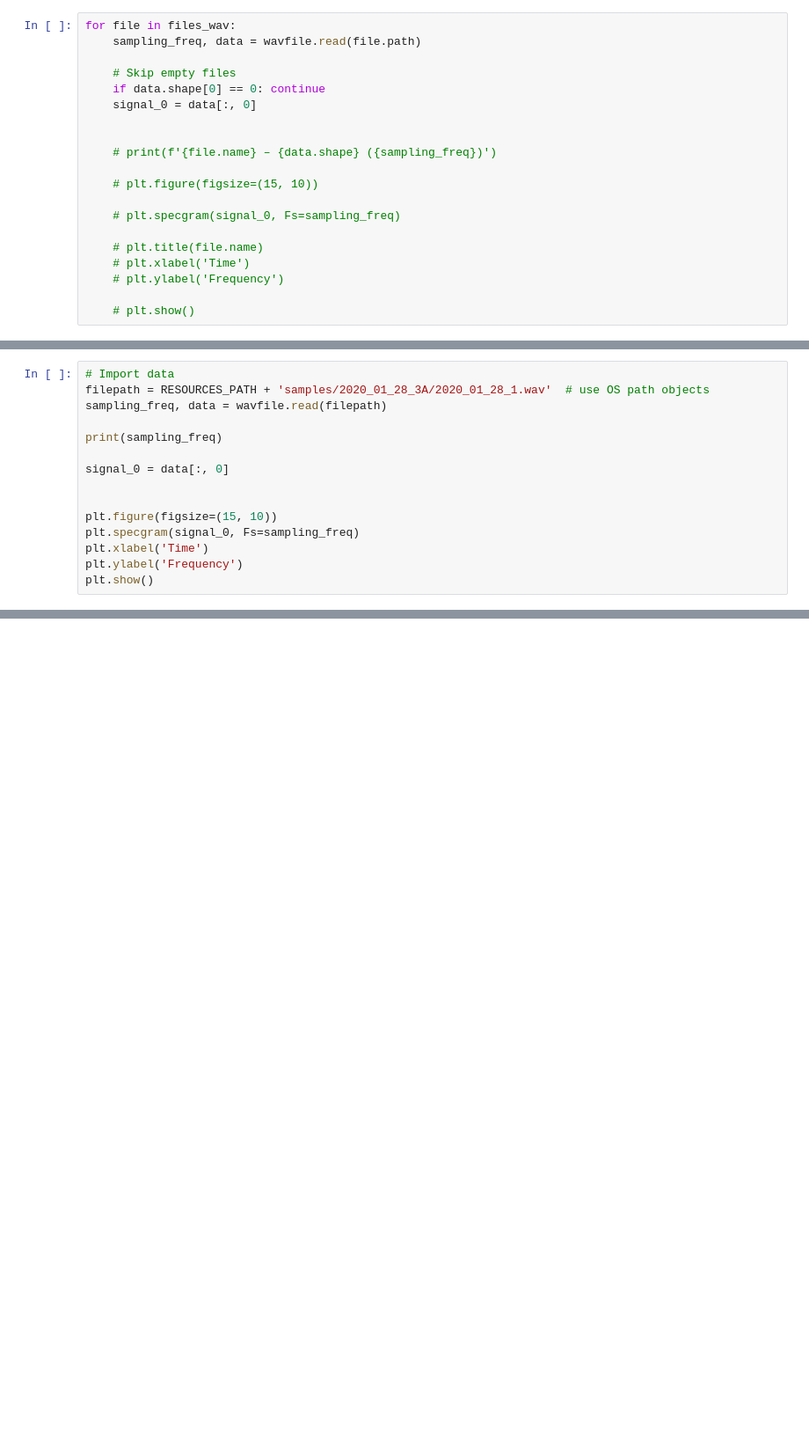
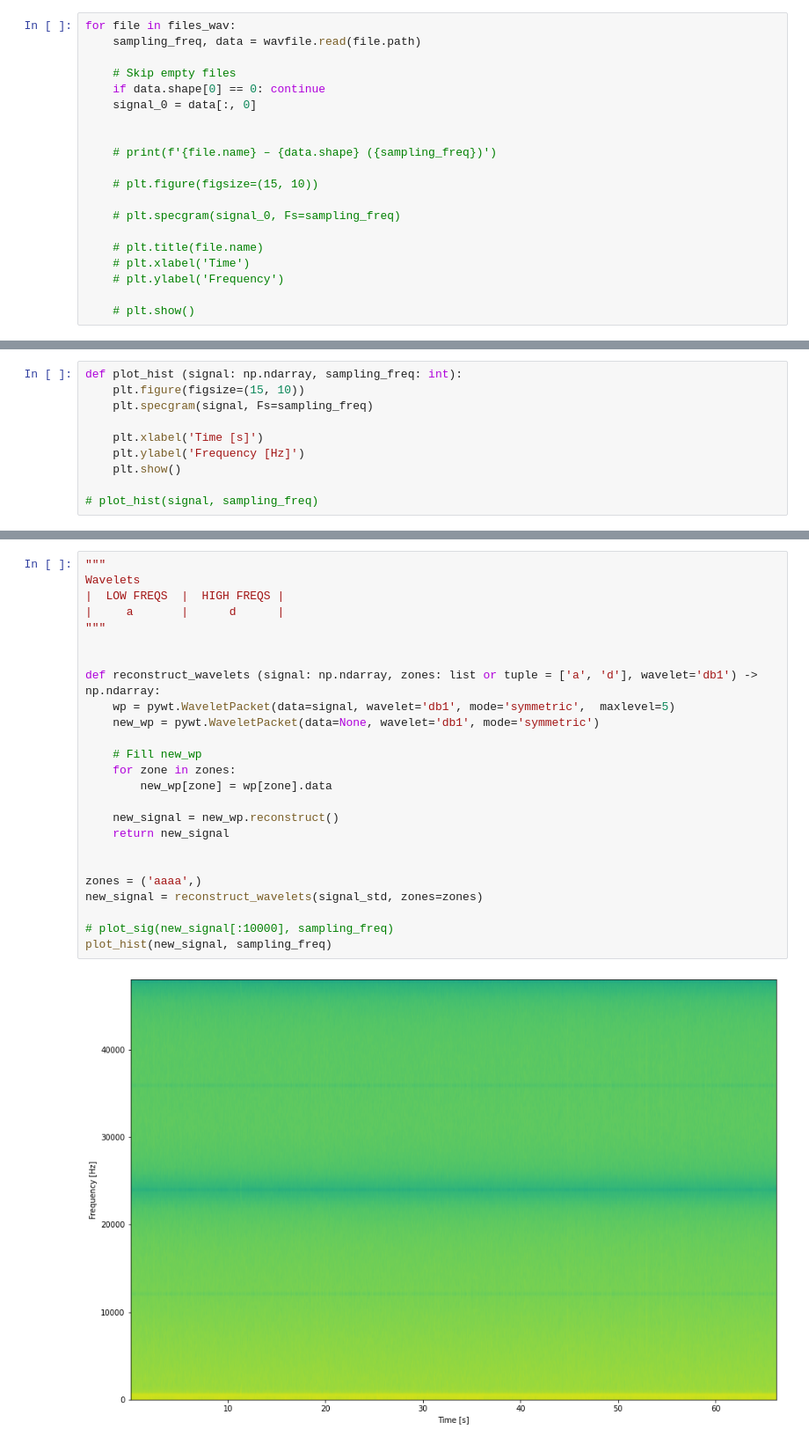
Before and after one commit to ahernot/data2021-bruits-mer, a Jupyter notebook: denoising.ipynb, the cells around one changed output, grey strips where cells are left out. Shown at 88% size. Cells and saved outputs as stored; diff of their text form; blank space fills up the shorter version.

```diff
--- a/denoising.ipynb
+++ b/denoising.ipynb
@@ -42,15 +102,10 @@ for file in files_wav:
 # %%
-# Import data
-filepath = RESOURCES_PATH + 'samples/2020_01_28_3A/2020_01_28_1.wav'  # use OS path objects
-sampling_freq, data = wavfile.read(filepath)
+def plot_hist (signal: np.ndarray, sampling_freq: int):
+    plt.figure(figsize=(15, 10))
+    plt.specgram(signal, Fs=sampling_freq)
 
-print(sampling_freq)
+    plt.xlabel('Time [s]')
+    plt.ylabel('Frequency [Hz]')
+    plt.show()
 
-signal_0 = data[:, 0]
-
-
-plt.figure(figsize=(15, 10))
-plt.specgram(signal_0, Fs=sampling_freq)
-plt.xlabel('Time')
-plt.ylabel('Frequency')
-plt.show()
+# plot_hist(signal, sampling_freq)
@@ -56,0 +116,27 @@ plt.show()
+# %%
+"""
+Wavelets
+|  LOW FREQS  |  HIGH FREQS |
+|     a       |      d      |
+"""
+
+
+def reconstruct_wavelets (signal: np.ndarray, zones: list or tuple = ['a', 'd'], wavelet='db1') -> np.ndarray:
+    wp = pywt.WaveletPacket(data=signal, wavelet='db1', mode='symmetric',  maxlevel=5)
+    new_wp = pywt.WaveletPacket(data=None, wavelet='db1', mode='symmetric')
+
+    # Fill new_wp
+    for zone in zones:
+        new_wp[zone] = wp[zone].data
+
+    new_signal = new_wp.reconstruct()
+    return new_signal
+
+
+zones = ('aaaa',)
+new_signal = reconstruct_wavelets(signal_std, zones=zones)
+
+# plot_sig(new_signal[:10000], sampling_freq)
+plot_hist(new_signal, sampling_freq)
+# %% [output]
+[figure, added]
```
Also changed, not shown: parts of 12 cells of this notebook, 2 other files.
